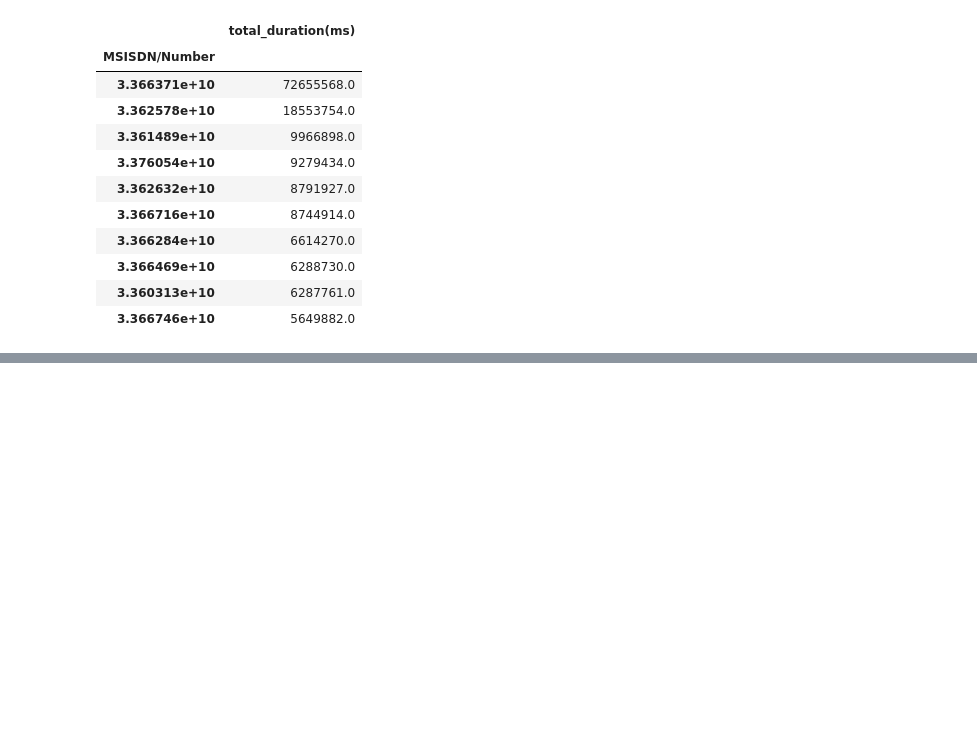
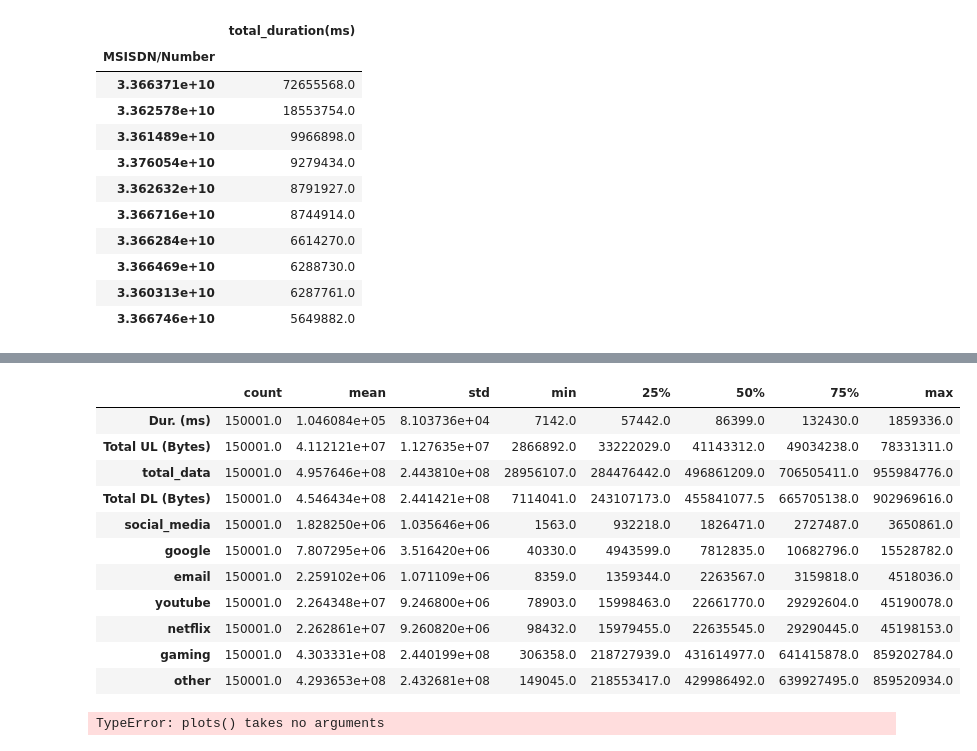
Before and after one commit to Keriii/week_1, a Jupyter notebook: notebook/EDA analysis.ipynb, the cells around one changed output, grey strips where cells are left out. Cells and saved outputs as stored; diff of their text form; code cells hidden in the pictures; blank space fills up the shorter version.

```diff
--- a/notebook/EDA analysis.ipynb
+++ b/notebook/EDA analysis.ipynb
@@ -117,0 +198,22 @@ duration.head(10)
+# %%
+#we can now conduct a non graphical univariate analysis on the variables
+non_graphical_univariate = variables.drop('MSISDN/Number', axis=1).describe()
+non_graphical_univariate.transpose()
+# %% [output]
+|  | count | mean | std | min | 25% | 50% | 75% | max |
+| Dur. (ms) | 150001.0 | 1.046084e+05 | 8.103736e+04 | 7142.0 | 57442.0 | 86399.0 | 132430.0 | 1859336.0 |
+| Total UL (Bytes) | 150001.0 | 4.112121e+07 | 1.127635e+07 | 2866892.0 | 33222029.0 | 41143312.0 | 49034238.0 | 78331311.0 |
+| total_data | 150001.0 | 4.957646e+08 | 2.443810e+08 | 28956107.0 | 284476442.0 | 496861209.0 | 706505411.0 | 955984776.0 |
+| Total DL (Bytes) | 150001.0 | 4.546434e+08 | 2.441421e+08 | 7114041.0 | 243107173.0 | 455841077.5 | 665705138.0 | 902969616.0 |
+| social_media | 150001.0 | 1.828250e+06 | 1.035646e+06 | 1563.0 | 932218.0 | 1826471.0 | 2727487.0 | 3650861.0 |
+| google | 150001.0 | 7.807295e+06 | 3.516420e+06 | 40330.0 | 4943599.0 | 7812835.0 | 10682796.0 | 15528782.0 |
+| email | 150001.0 | 2.259102e+06 | 1.071109e+06 | 8359.0 | 1359344.0 | 2263567.0 | 3159818.0 | 4518036.0 |
+| youtube | 150001.0 | 2.264348e+07 | 9.246800e+06 | 78903.0 | 15998463.0 | 22661770.0 | 29292604.0 | 45190078.0 |
+| netflix | 150001.0 | 2.262861e+07 | 9.260820e+06 | 98432.0 | 15979455.0 | 22635545.0 | 29290445.0 | 45198153.0 |
+| gaming | 150001.0 | 4.303331e+08 | 2.440199e+08 | 306358.0 | 218727939.0 | 431614977.0 | 641415878.0 | 859202784.0 |
+| other | 150001.0 | 4.293653e+08 | 2.432681e+08 | 149045.0 | 218553417.0 | 429986492.0 | 639927495.0 | 859520934.0 |
+# %%
+#we can now conduct a graphical univariate analysis on the variables
+plots(variables)
+# %% [output]
+TypeError: plots() takes no arguments
```
Also changed, not shown: parts of 21 cells of this notebook.
